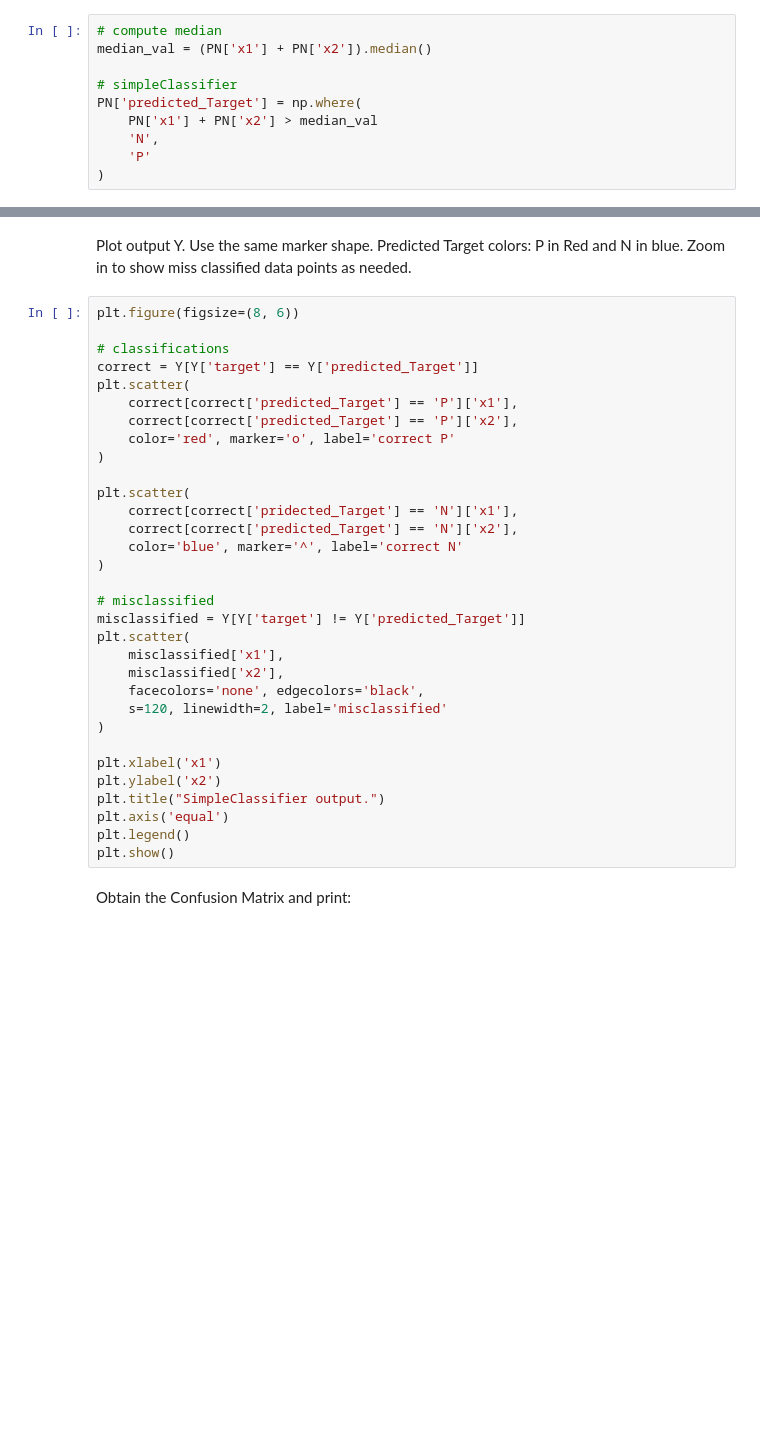
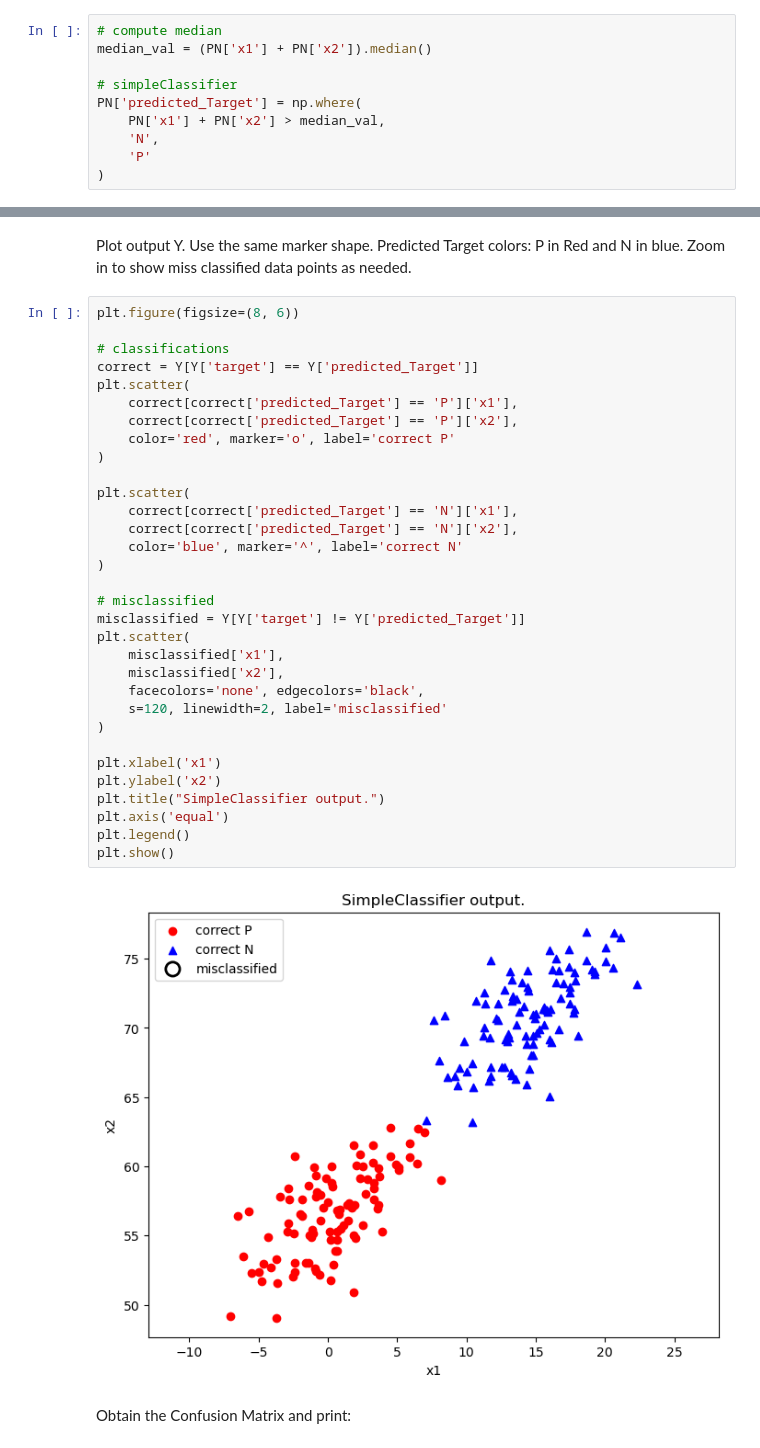
Before and after one commit to AlameenW/CMPS-4700, a Jupyter notebook: Challenges/Challenge 0/C0-Harper.ipynb, the cells around one changed output, grey strips where cells are left out. Saved outputs shown, nothing was run; the diff lists cells and outputs as text; blank space fills up the shorter version.

```diff
--- a/Challenges/Challenge 0/C0-Harper.ipynb
+++ b/Challenges/Challenge 0/C0-Harper.ipynb
@@ -173,7 +242,7 @@ median_val = (PN['x1'] + PN['x2']).median()
 
 # simpleClassifier
 PN['predicted_Target'] = np.where(
-    PN['x1'] + PN['x2'] > median_val
+    PN['x1'] + PN['x2'] > median_val,
     'N',
     'P'
 )
@@ -188,34 +272,36 @@ Plot output Y. Use the same marker shape. Predicted Target colors: P in Red and
 plt.figure(figsize=(8, 6))
 
 # classifications
 correct = Y[Y['target'] == Y['predicted_Target']]
 plt.scatter(
     correct[correct['predicted_Target'] == 'P']['x1'],
     correct[correct['predicted_Target'] == 'P']['x2'],
     color='red', marker='o', label='correct P'
 )
 
 plt.scatter(
-    correct[correct['pridected_Target'] == 'N']['x1'],
+    correct[correct['predicted_Target'] == 'N']['x1'],
     correct[correct['predicted_Target'] == 'N']['x2'],
     color='blue', marker='^', label='correct N'
 )
 
 # misclassified
 misclassified = Y[Y['target'] != Y['predicted_Target']]
 plt.scatter(
     misclassified['x1'],
     misclassified['x2'],
     facecolors='none', edgecolors='black',
     s=120, linewidth=2, label='misclassified'
 )
 
 plt.xlabel('x1')
 plt.ylabel('x2')
 plt.title("SimpleClassifier output.")
 plt.axis('equal')
 plt.legend()
 plt.show()
+# %% [output]
+[figure, added]
 # %% [markdown]
 Obtain the Confusion Matrix and print:
 # %%
```
Also changed, not shown: parts of 12 cells of this notebook.
